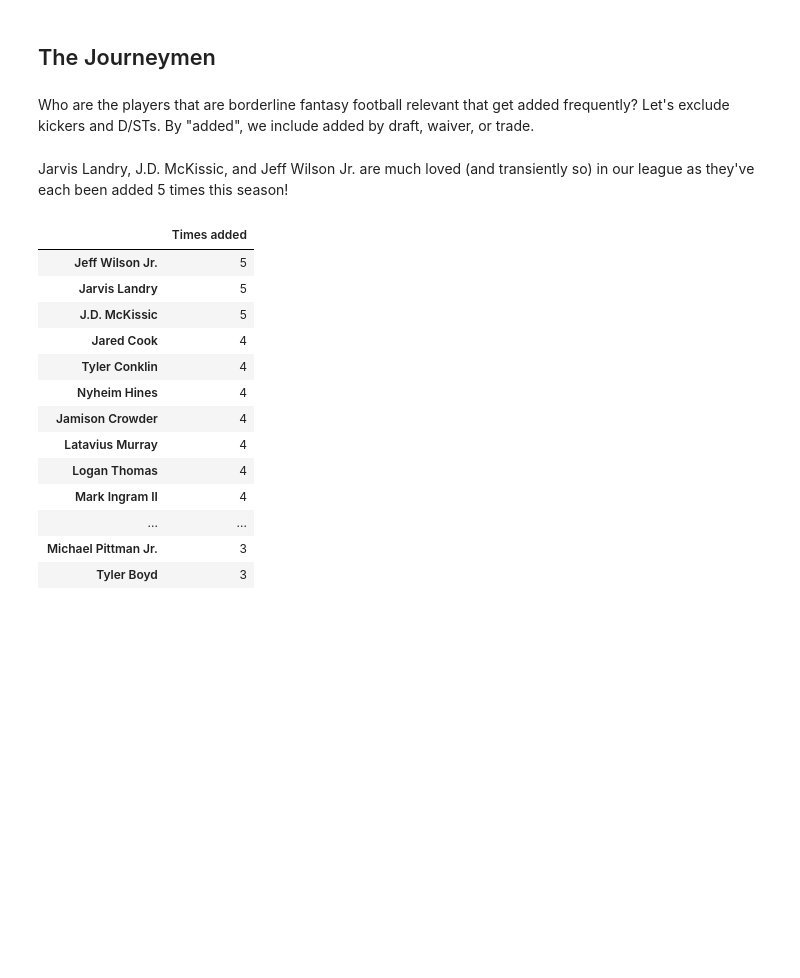
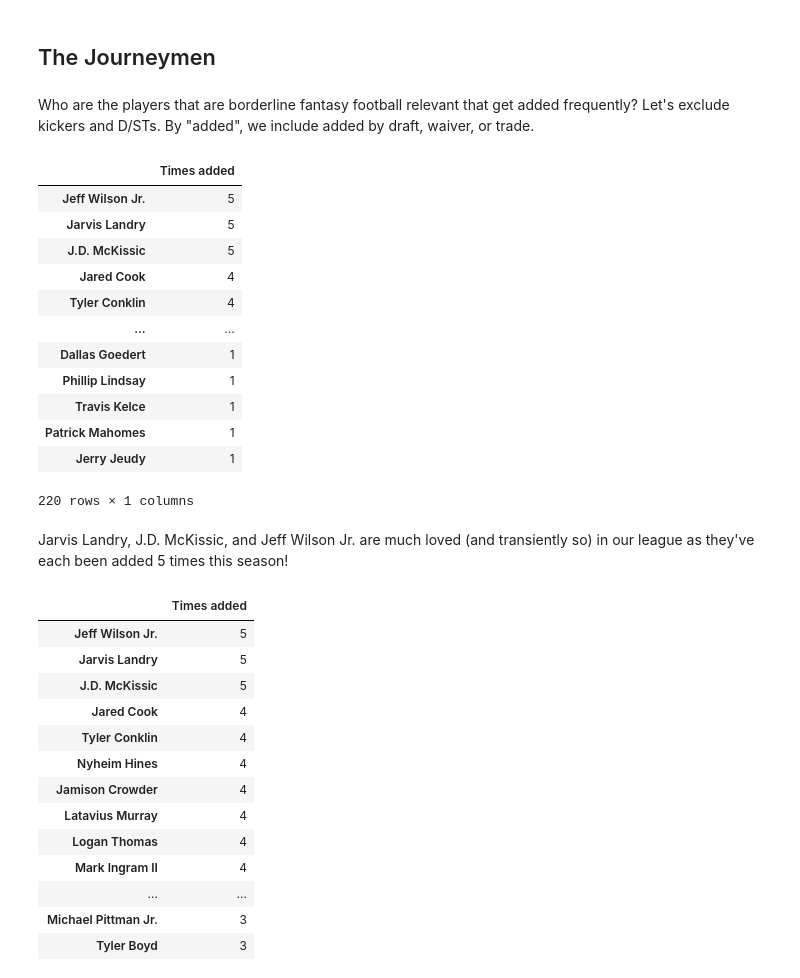
Before and after one commit to jon-cheng/nfl_ff_espn_recap, a Jupyter notebook: FF_2021_nb.ipynb, the cells around one changed output. Cells and saved outputs as stored; diff of their text form; code cells hidden in the pictures; blank space fills up the shorter version.

```diff
--- a/FF_2021_Free_agent_acquisition_values-edited5_forpub.ipynb
+++ b/FF_2021_nb.ipynb
@@ -726,6 +738,24 @@ for i in all_player_ls:
     df_player_adds.loc[i, 'Times added'] = n_adds
 
 df_player_adds = df_player_adds.sort_values(by = 'Times added', ascending=False)
+# %%
+# Dataframe of total player adds on the season
+
+df_player_adds
+# %% [output]
+|  | Times added |
+| Jeff Wilson Jr. | 5 |
+| Jarvis Landry | 5 |
+| J.D. McKissic | 5 |
+| Jared Cook | 4 |
+| Tyler Conklin | 4 |
+| ... | ... |
+| Dallas Goedert | 1 |
+| Phillip Lindsay | 1 |
+| Travis Kelce | 1 |
+| Patrick Mahomes | 1 |
+| Jerry Jeudy | 1 |
+220 rows × 1 columns
 # %% [markdown]
 Jarvis Landry, J.D. McKissic, and Jeff Wilson Jr. are much loved (and transiently so) in our league as they've each been added 5 times this season!
 # %%
```
Also changed, not shown: parts of 4 cells of this notebook, 1 other file.
